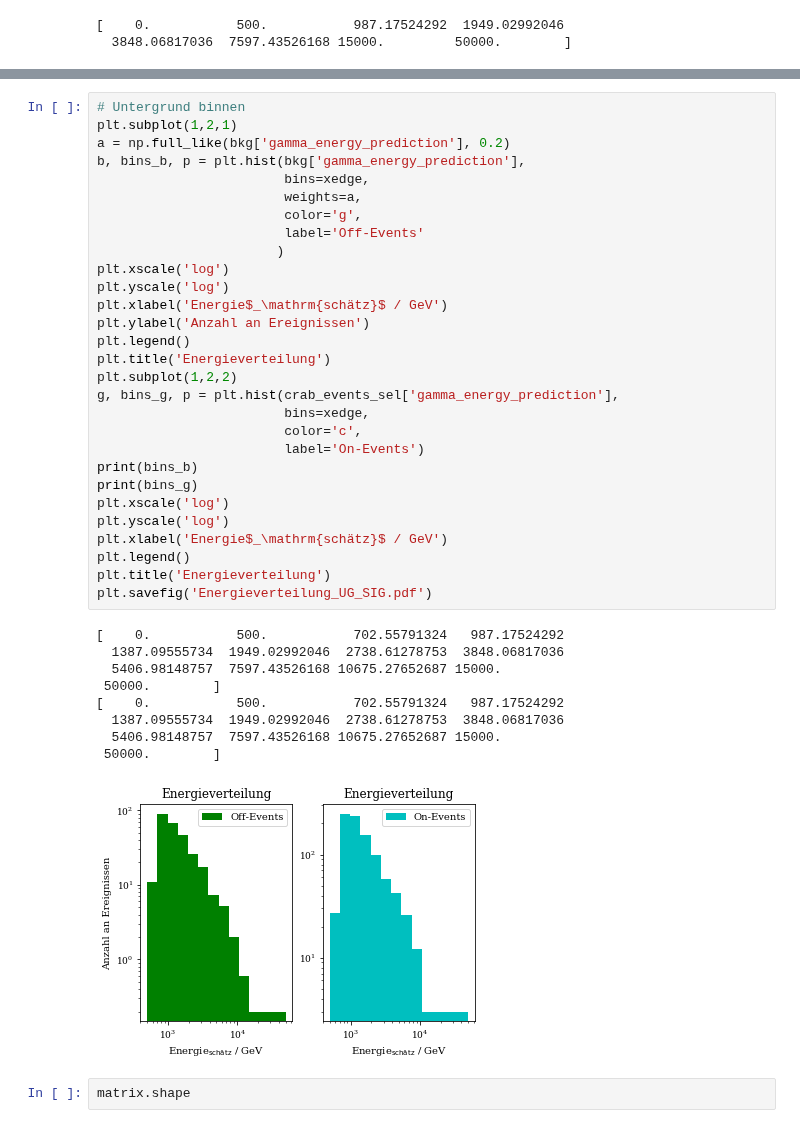
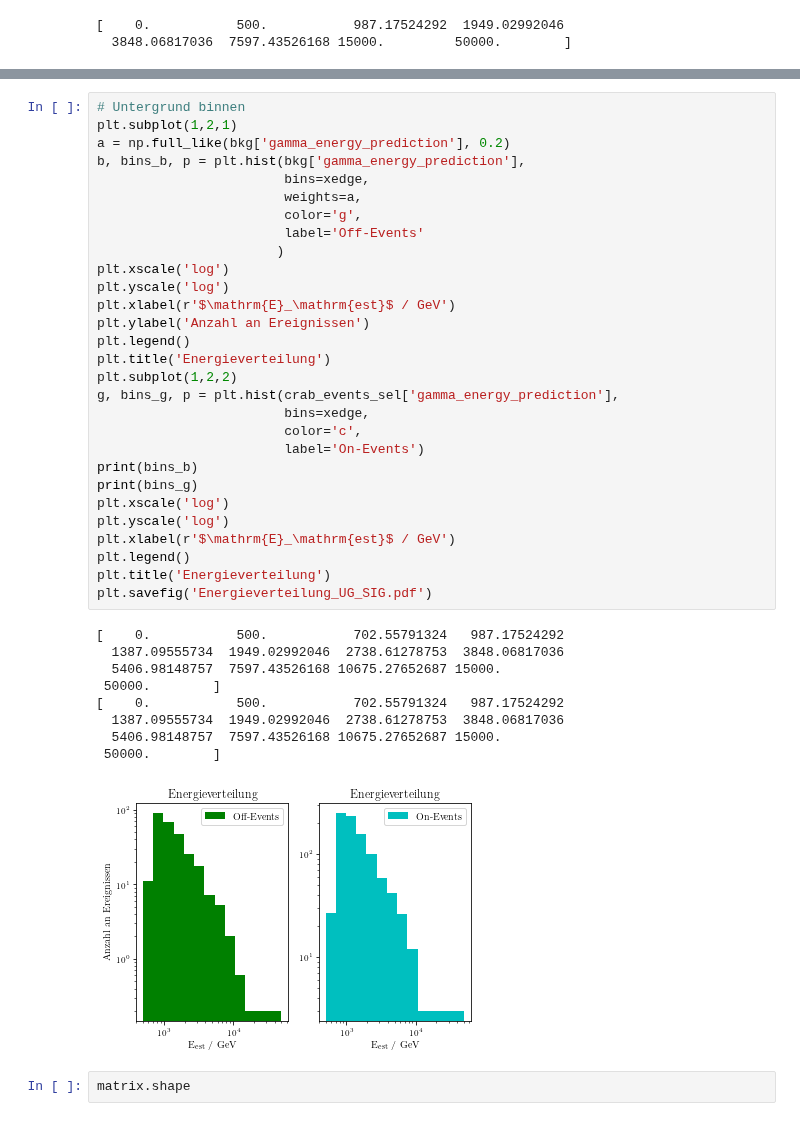
Before and after one commit to Ninilini/FP_Teilchen, a Jupyter notebook: FACT/plots/data_reading.ipynb, the cells around one changed output, grey strips where cells are left out. Cells and saved outputs as stored; diff of their text form.

```diff
--- a/FACT/plots/data_reading.ipynb
+++ b/FACT/plots/data_reading.ipynb
@@ -201,36 +201,36 @@ b, bins_b, p = plt.hist(bkg['gamma_energy_prediction'],
                         weights=a,
                         color='g',
                         label='Off-Events'
                        )
 plt.xscale('log')
 plt.yscale('log')
-plt.xlabel('Energie$_\mathrm{schätz}$ / GeV')
+plt.xlabel(r'$\mathrm{E}_\mathrm{est}$ / GeV')
 plt.ylabel('Anzahl an Ereignissen')
 plt.legend()
 plt.title('Energieverteilung')
 plt.subplot(1,2,2)
 g, bins_g, p = plt.hist(crab_events_sel['gamma_energy_prediction'],
                         bins=xedge,
                         color='c',
                         label='On-Events')
 print(bins_b)
 print(bins_g)
 plt.xscale('log')
 plt.yscale('log')
-plt.xlabel('Energie$_\mathrm{schätz}$ / GeV')
+plt.xlabel(r'$\mathrm{E}_\mathrm{est}$ / GeV')
 plt.legend()
 plt.title('Energieverteilung')
 plt.savefig('Energieverteilung_UG_SIG.pdf')
 # %% [output]
 [    0.           500.           702.55791324   987.17524292
   1387.09555734  1949.02992046  2738.61278753  3848.06817036
   5406.98148757  7597.43526168 10675.27652687 15000.
  50000.        ]
 [    0.           500.           702.55791324   987.17524292
   1387.09555734  1949.02992046  2738.61278753  3848.06817036
   5406.98148757  7597.43526168 10675.27652687 15000.
  50000.        ]
-[figure, old version]
+[figure, new version]
 # %%
 matrix.shape
 # %% [output]
```
Also changed, not shown: parts of 13 cells of this notebook, 5 other files.
